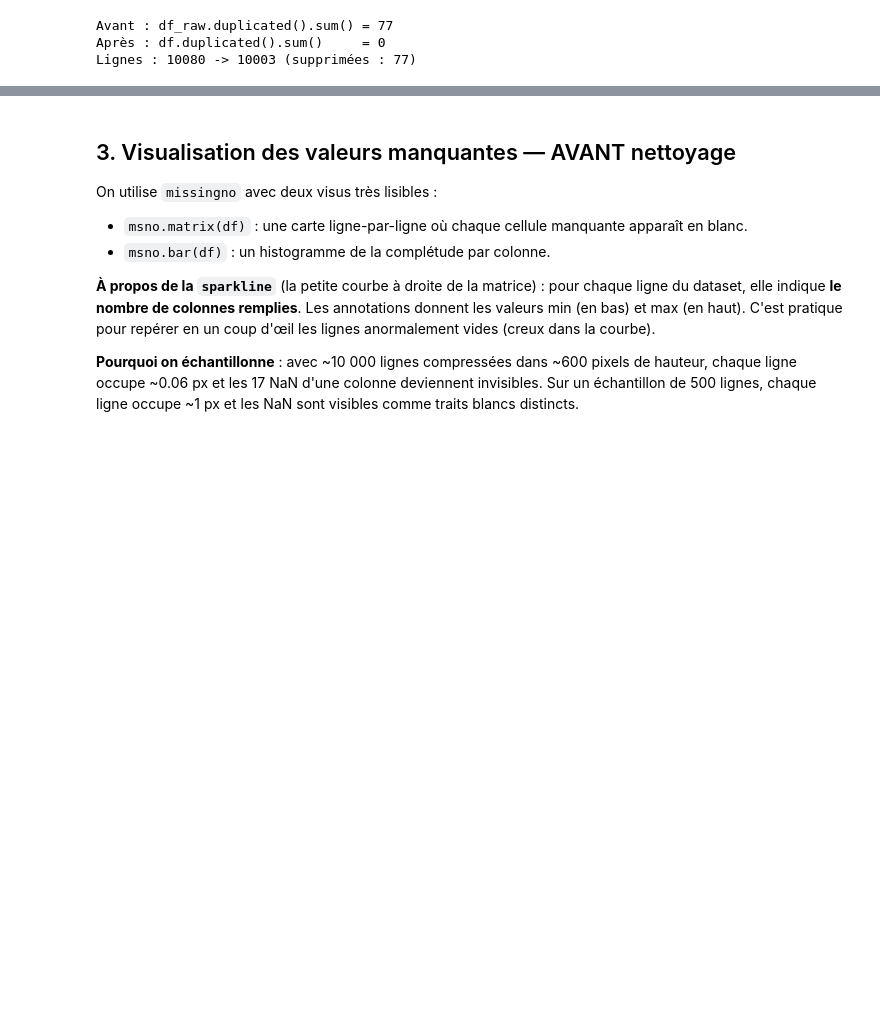
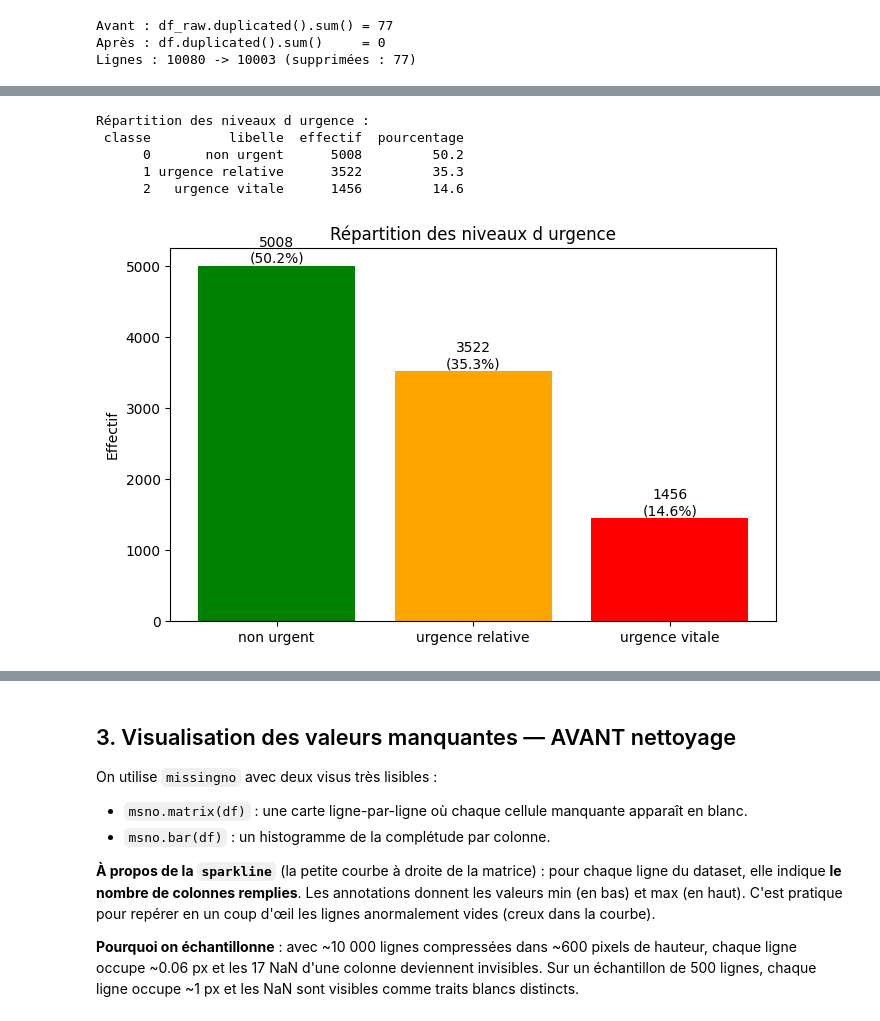
Before and after one commit to SebDominguez/diagnostic-ia, a Jupyter notebook: data-prep-pipeline.ipynb, the cells around one changed output, grey strips where cells are left out. Saved outputs shown, nothing was run; the diff lists cells and outputs as text; code cells hidden in the pictures; blank space fills up the shorter version.

```diff
--- a/data-prep-pipeline.ipynb
+++ b/data-prep-pipeline.ipynb
@@ -175,0 +197,28 @@ Lignes : 10080 -> 10003 (supprimées : 77)
+# %%
+URGENCY_LABELS = {0: 'non urgent', 1: 'urgence relative', 2: 'urgence vitale'}
+URGENCY_COLORS = {0: 'green', 1: 'orange', 2: 'red'}
+
+counts = df['niveau_urgence'].value_counts().sort_index()
+dist = pd.DataFrame({
+    'classe': counts.index,
+    'libelle': [URGENCY_LABELS[c] for c in counts.index],
+    'effectif': counts.values,
+    'pourcentage': (counts.values / len(df) * 100).round(1),
+})
+print('Répartition des niveaux d urgence :')
+print(dist.to_string(index=False))
+
+fig, ax = plt.subplots(figsize=(7, 4.5))
+bars = ax.bar([URGENCY_LABELS[c] for c in dist['classe']], dist['effectif'],
+              color=[URGENCY_COLORS[c] for c in dist['classe']])
+ax.set_title('Répartition des niveaux d urgence'); ax.set_ylabel('Effectif')
+for bar, eff, pct in zip(bars, dist['effectif'], dist['pourcentage']):
+    ax.text(bar.get_x() + bar.get_width()/2, eff + 40, f'{eff}\n({pct}%)', ha='center')
+plt.tight_layout(); plt.show()
+# %% [output]
+Répartition des niveaux d urgence :
+ classe          libelle  effectif  pourcentage
+      0       non urgent      5008         50.2
+      1 urgence relative      3522         35.3
+      2   urgence vitale      1456         14.6
+[figure, added]
```
Also changed, not shown: parts of 24 cells of this notebook, 18 other files.
